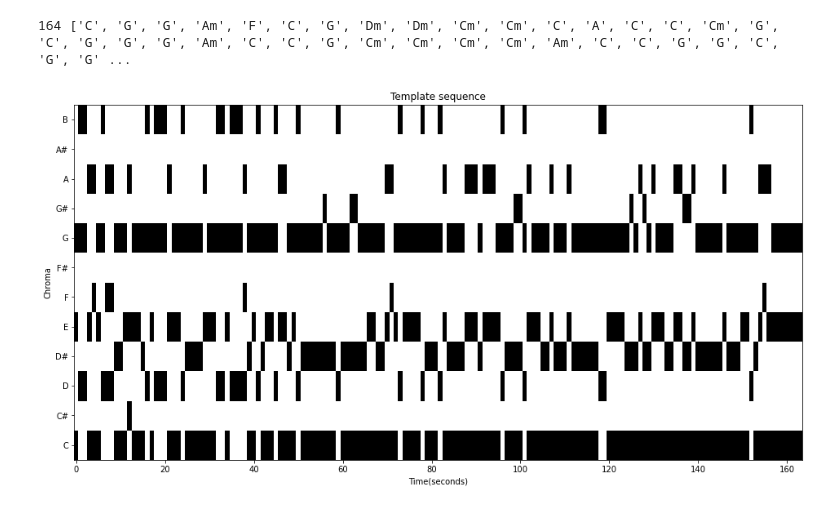
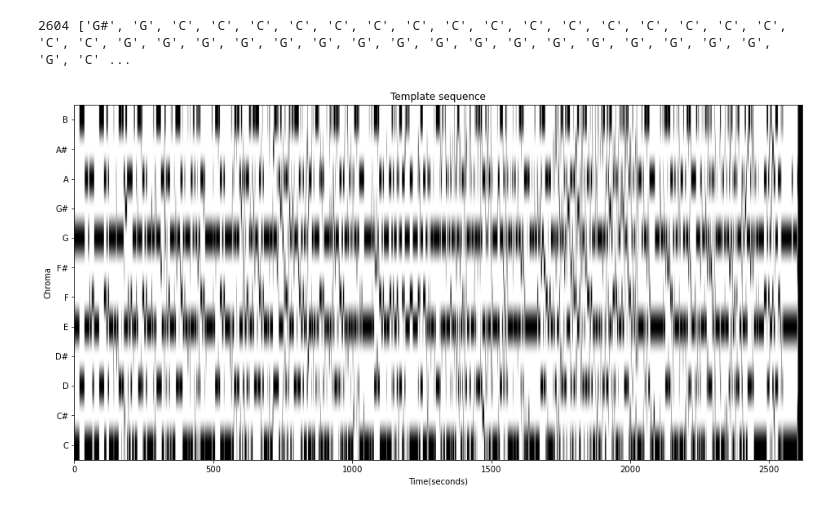
Before and after one commit to andrewbertax96/Hw2-CMRM, a Jupyter notebook: Bertazzi_Martinelli.ipynb, the cells around one changed output. Cells and saved outputs as stored; diff of their text form; code cells hidden in the pictures.

```diff
--- a/Bertazzi_Martinelli.ipynb
+++ b/Bertazzi_Martinelli.ipynb
@@ -23,6 +23,7 @@ step implemented in the code, including pre processing and post processing phase
 
 import os, sys
 import math
+from math import modf
 import sys
 import numpy as np
 from scipy import signal
@@ -190,10 +191,10 @@ def template_based_chord_recognigtion(audioPath):
     templates = generate_template_matrix(np.concatenate((template_cmaj, template_cmin), axis=1))
 
     #Parameters
-    Fs = 22050/16
-    #Fs = 22050
-    #N = 4096
-    N = 8192
+    Fs = 22050
+    #Fs = 44100
+    N = 4096
+    #N = 8192
     H = 2048
     #H = 4096
 
@@ -217,40 +218,39 @@ def template_based_chord_recognigtion(audioPath):
                                                  smoothing_down_sampling=None,
                                                  Fs=Fs,
                                                  norm_chromagram='2',
                                                  norm_output='max')
     # Compute normalized binary templates of analysis
     templates_normalized = normalize_feature_sequence(templates, norm='2')
     # by multipling the most probable chords by the templates (normalized), you obtain the sequence of chords chroma
     # by chroma
 
     #matrice contentente gli array degli accordi in binario
     template_sequence = np.matmul(templates_normalized, chords_max)
     #crea la matrice degli accordi in stringhe
     chords = chordList(templates, template_sequence)
 
-    return chords, template_sequence
+    return chords, template_sequence, chords_max, templates
 
 #Execute function
 audioWav = os.path.join('data','wav', 'Beatles_LetItBe.wav')#read the path
-chords_WAV, template_sequence = template_based_chord_recognigtion(audioWav)#ritorna gli accordi
-print(len(chords_WAV), chords_WAV)
+chords_WAV, template_sequence, chords_max, templates = template_based_chord_recognigtion(audioWav)#ritorna gli accordi
 
-
+#Plot
 chroma_label = ['C', 'C#', 'D', 'D#', 'E', 'F', 'F#', 'G', 'G#', 'A', 'A#', 'B']
-
 chord_label_maj = chroma_label
 chord_label_min = [s + 'm' for s in chroma_label]
 chord_labels = chord_label_maj + chord_label_min
 
 plt.figure(figsize=(16, 8))
 plt.yticks(np.array(np.arange(24)), chord_labels)
 plt.title('Template sequence')
 plt.xlabel('Time(seconds)')
 plt.ylabel('Chroma')
 im = plt.imshow(template_sequence, aspect='auto', origin='lower', cmap='gray_r', vmin=0, vmax=1)
+print(len(chords_WAV), chords_WAV)
 # %% [output]
-164 ['C', 'G', 'G', 'Am', 'F', 'C', 'G', 'Dm', 'Dm', 'Cm', 'Cm', 'C', 'A', 'C', 'C', 'Cm', 'G', 'C', 'G', 'G', 'G', 'Am', 'C', 'C', 'G', 'Cm', 'Cm', 'Cm', 'Cm', 'Am', 'C', 'C', 'G', 'G', 'C', 'G', 'G' ...
+2604 ['G#', 'G', 'C', 'C', 'C', 'C', 'C', 'C', 'C', 'C', 'C', 'C', 'C', 'C', 'C', 'C', 'C', 'C', 'C', 'C', 'G', 'G', 'G', 'G', 'G', 'G', 'G', 'G', 'G', 'G', 'G', 'G', 'G', 'G', 'G', 'G', 'G', 'G', 'C' ...
-[figure, old version]
+[figure, new version]
 # %%
 #Question 2
 '''
```
Also changed, not shown: parts of 4 cells of this notebook.
